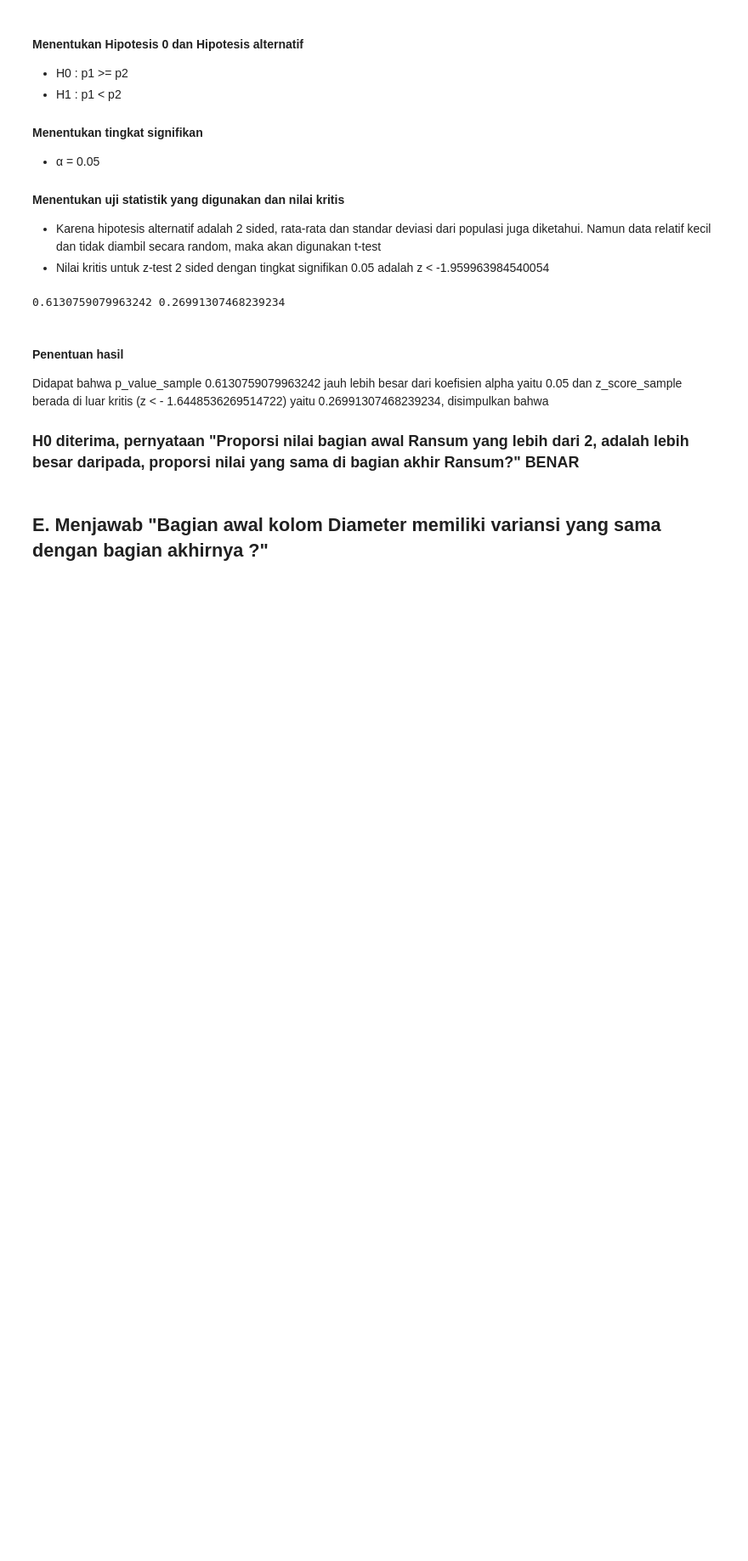
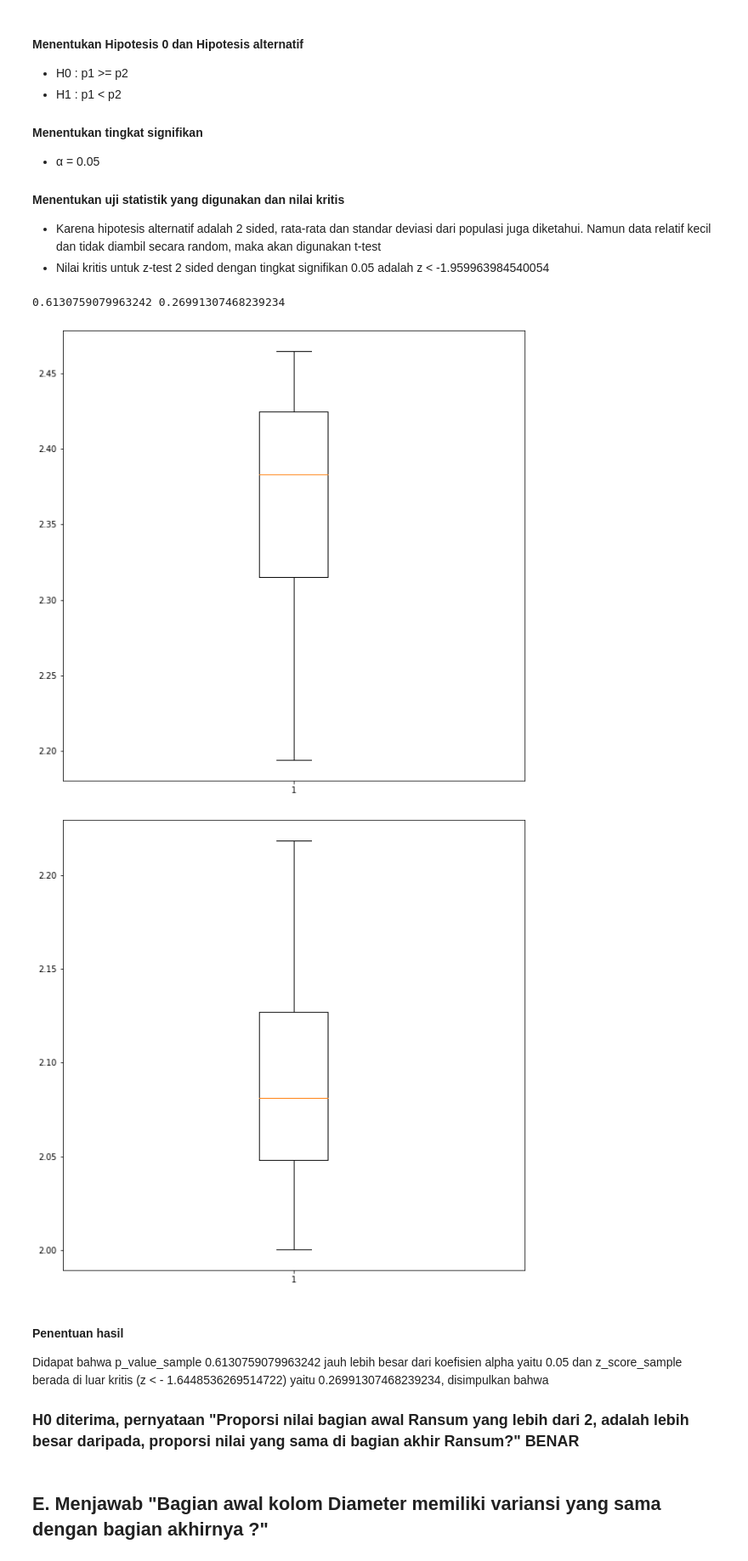
Before and after one commit to chrslex/TubesProbstat, a Jupyter notebook: Tubes keknya sih.ipynb, the cells around one changed output. Shown at 85% size. Saved outputs shown, nothing was run; the diff lists cells and outputs as text; code cells hidden in the pictures; blank space fills up the shorter version.

```diff
--- a/Tubes keknya sih.ipynb
+++ b/Tubes keknya sih.ipynb
@@ -809,6 +837,16 @@ z_score, p_val = statsmodels.stats.proportion.proportions_ztest([df_ransum1_coun
 print(z_score, p_val)
 # %% [output]
 0.6130759079963242 0.26991307468239234
+# %%
+plt.figure(figsize=(10,10))
+plt.boxplot(df_ransum1)
+plt.show()
+plt.figure(figsize=(10,10))
+plt.boxplot(df_ransum2)
+plt.show()
+# %% [output]
+[figure, added]
+[figure, added]
 # %% [markdown]
 #### Penentuan hasil
 Didapat bahwa p_value_sample 0.6130759079963242 jauh lebih besar dari koefisien alpha yaitu 0.05
```
Also changed, not shown: parts of 6 cells of this notebook.
